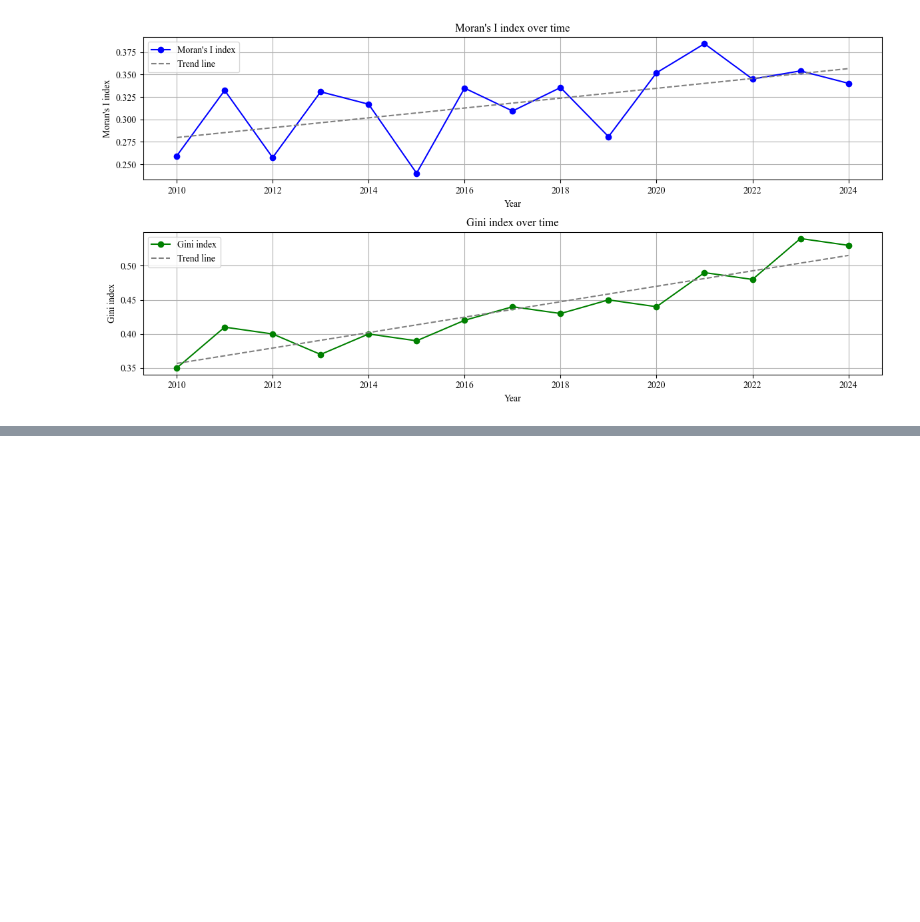
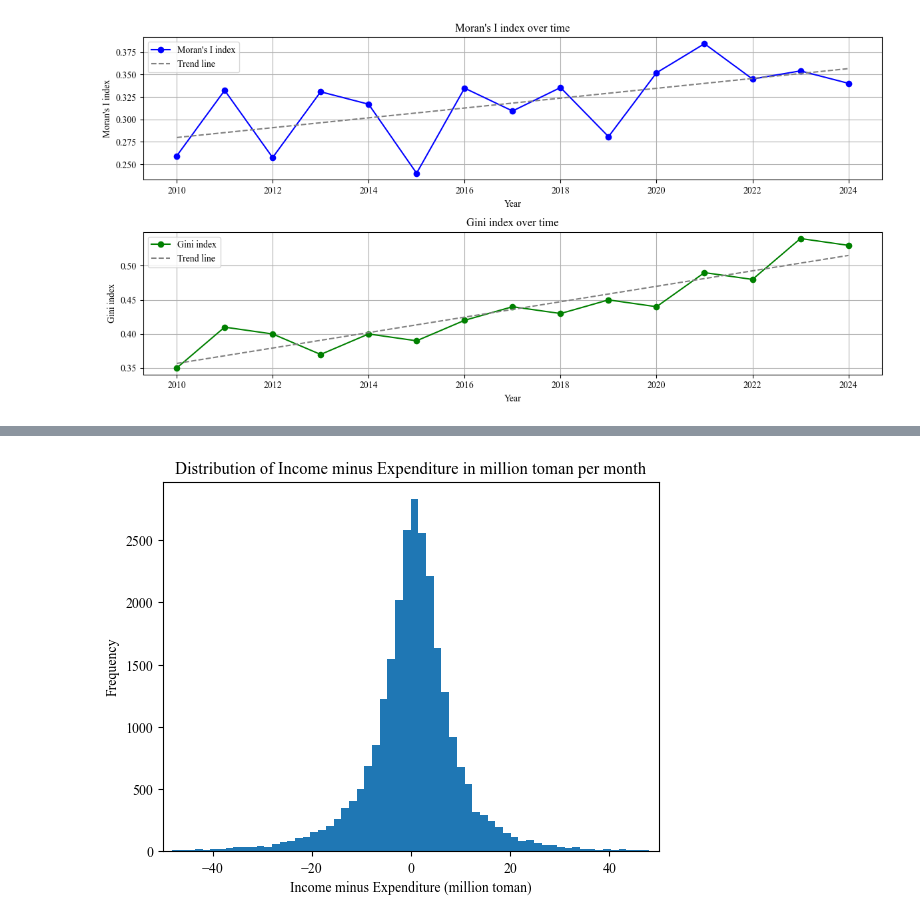
Before and after one commit to sinanarimani/energy-poverty, a Jupyter notebook: evaluation.ipynb, the cells around one changed output, grey strips where cells are left out. Cells and saved outputs as stored; diff of their text form; code cells hidden in the pictures; blank space fills up the shorter version.

Commit message:
Checking the income data

```diff
--- a/evaluation.ipynb
+++ b/evaluation.ipynb
@@ -1988,0 +2156,4 @@ plt.show()
+# %%
+data = data.loc[data["year"] == 2024, ["HHID", "all_expenditure"]]
+print(data.shape)
+data.head()
@@ -1988,0 +2173,4 @@ plt.show()
+# %%
+df_in_ex = pd.merge(data, df_merge, on = "HHID", how = "outer")
+print(df_in_ex.shape)
+df_in_ex.head(10)
@@ -1988,0 +2201,3 @@ plt.show()
+# %%
+df_in_ex.dropna(inplace = True)
+df_in_ex.shape[0] == 37352 - 9 - 10877
@@ -1988,0 +2206,3 @@ plt.show()
+# %%
+df_in_ex["income_expenditure"] = (df_in_ex["monthly_income"]-df_in_ex["all_expenditure"])/10000000
+df_in_ex["income_expenditure"].describe()
@@ -1988,0 +2219,9 @@ plt.show()
+# %%
+plt.hist(df_in_ex["income_expenditure"], bins=1000)
+plt.title("Distribution of Income minus Expenditure in million toman per month")
+plt.xlabel("Income minus Expenditure (million toman)")
+plt.xlim(-50, 50)
+plt.ylabel("Frequency")
+plt.show()
+# %% [output]
+[figure, added]
```
Also changed, not shown: parts of 22 cells of this notebook.
